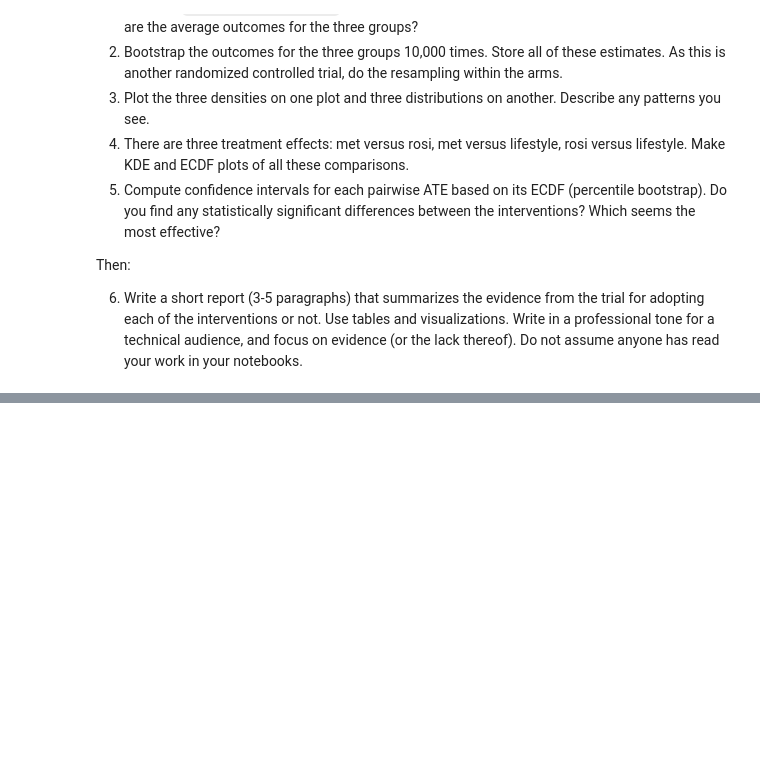
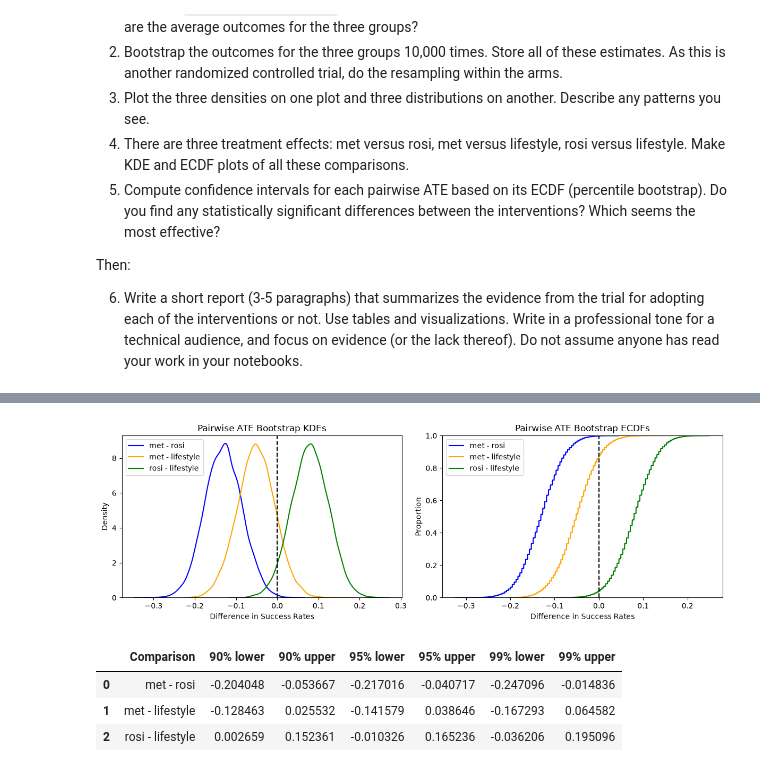
Before and after one commit to CooperJB710/uu_bootstrap, a Jupyter notebook: Thursday_lab/lab_06.ipynb, the cells around one changed output, grey strips where cells are left out. Saved outputs shown, nothing was run; the diff lists cells and outputs as text; code cells hidden in the pictures; blank space fills up the shorter version.

```diff
--- a/Thursday_lab/lab_06.ipynb
+++ b/Thursday_lab/lab_06.ipynb
@@ -200,0 +304,59 @@ Then:
+# %%
+ate_met_rosi = outcome_met - outcome_rosi
+ate_met_lifestyle = outcome_met - outcome_lifestyle
+ate_rosi_lifestyle = outcome_rosi - outcome_lifestyle
+
+fig, ax = plt.subplots(1, 2, figsize=(12, 4))
+
+# MY Pairwise ATE KDEs
+sns.kdeplot(ate_met_rosi, label='met - rosi', color='blue', ax=ax[0])
+sns.kdeplot(ate_met_lifestyle, label='met - lifestyle', color='orange', ax=ax[0])
+sns.kdeplot(ate_rosi_lifestyle, label='rosi - lifestyle', color='green', ax=ax[0])
+
+ax[0].axvline(0, color='black', linestyle='--')
+ax[0].set_xlabel('Difference in Success Rates')
+ax[0].set_ylabel('Density')
+ax[0].set_title('Pairwise ATE Bootstrap KDEs')
+ax[0].legend()
+
+# My Pairwise ATE ECDFs
+sns.ecdfplot(ate_met_rosi, label='met - rosi', color='blue', ax=ax[1])
+sns.ecdfplot(ate_met_lifestyle, label='met - lifestyle', color='orange', ax=ax[1])
+sns.ecdfplot(ate_rosi_lifestyle, label='rosi - lifestyle', color='green', ax=ax[1])
+
+ax[1].axvline(0, color='black', linestyle='--')
+ax[1].set_xlabel('Difference in Success Rates')
+ax[1].set_ylabel('Proportion')
+ax[1].set_title('Pairwise ATE Bootstrap ECDFs')
+ax[1].legend()
+
+plt.tight_layout()
+fig_ate = fig
+plt.show()
+# %% [output]
+[figure, added]
+# %%
+comparisons = {
+    'met - rosi': ate_met_rosi,
+    'met - lifestyle': ate_met_lifestyle,
+    'rosi - lifestyle': ate_rosi_lifestyle}
+
+rows = []
+
+for comparison, values in comparisons.items():
+    ci90 = np.quantile(values, [.05, .95])
+    ci95 = np.quantile(values, [.025, .975])
+    ci99 = np.quantile(values, [.005, .995])
+
+    rows.append([comparison, ci90[0], ci90[1], ci95[0], ci95[1], ci99[0], ci99[1]])
+
+ci_table = pd.DataFrame(
+    rows,
+    columns = ['Comparison', '90% lower', '90% upper', '95% lower', '95% upper', '99% lower', '99% upper'])
+
+display(ci_table)
+# %% [output]
+|  | Comparison | 90% lower | 90% upper | 95% lower | 95% upper | 99% lower | 99% upper |
+| 0 | met - rosi | -0.204048 | -0.053667 | -0.217016 | -0.040717 | -0.247096 | -0.014836 |
+| 1 | met - lifestyle | -0.128463 | 0.025532 | -0.141579 | 0.038646 | -0.167293 | 0.064582 |
+| 2 | rosi - lifestyle | 0.002659 | 0.152361 | -0.010326 | 0.165236 | -0.036206 | 0.195096 |
```
Also changed, not shown: parts of 17 cells of this notebook.
